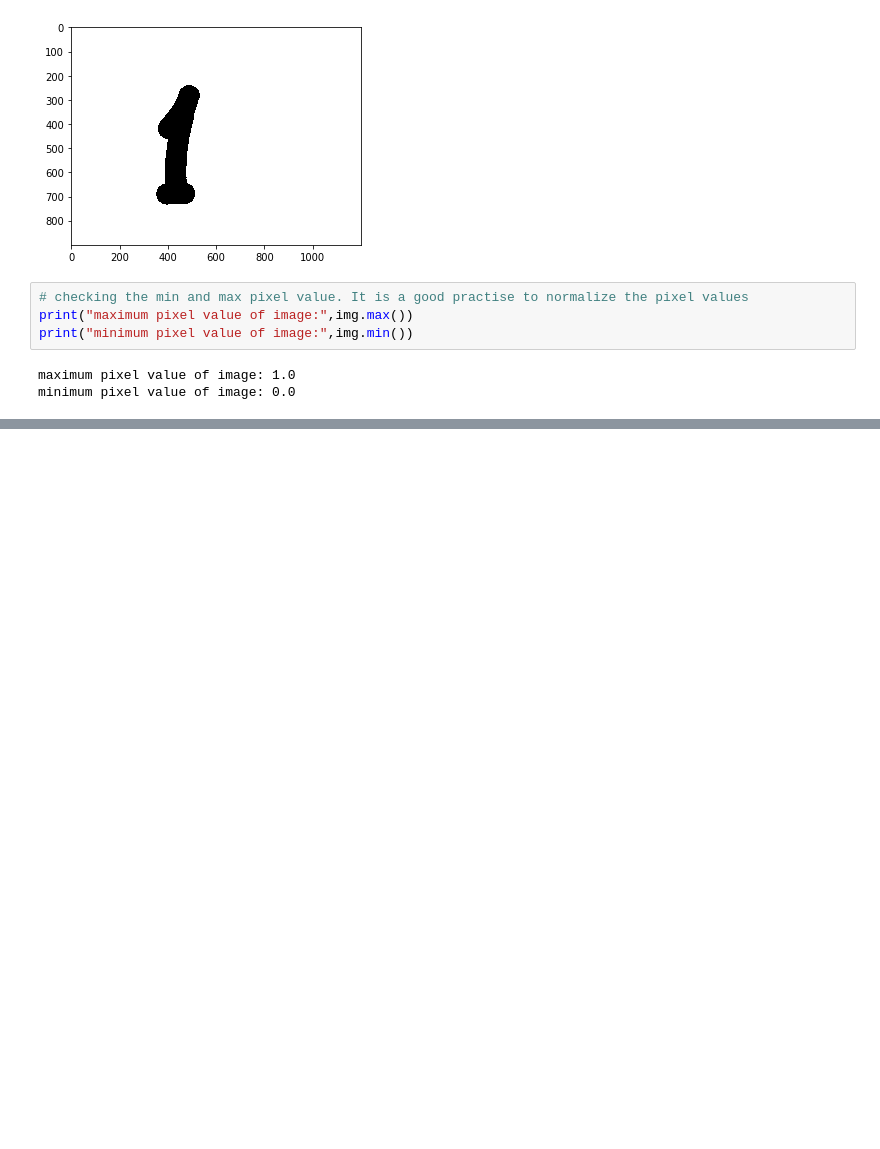
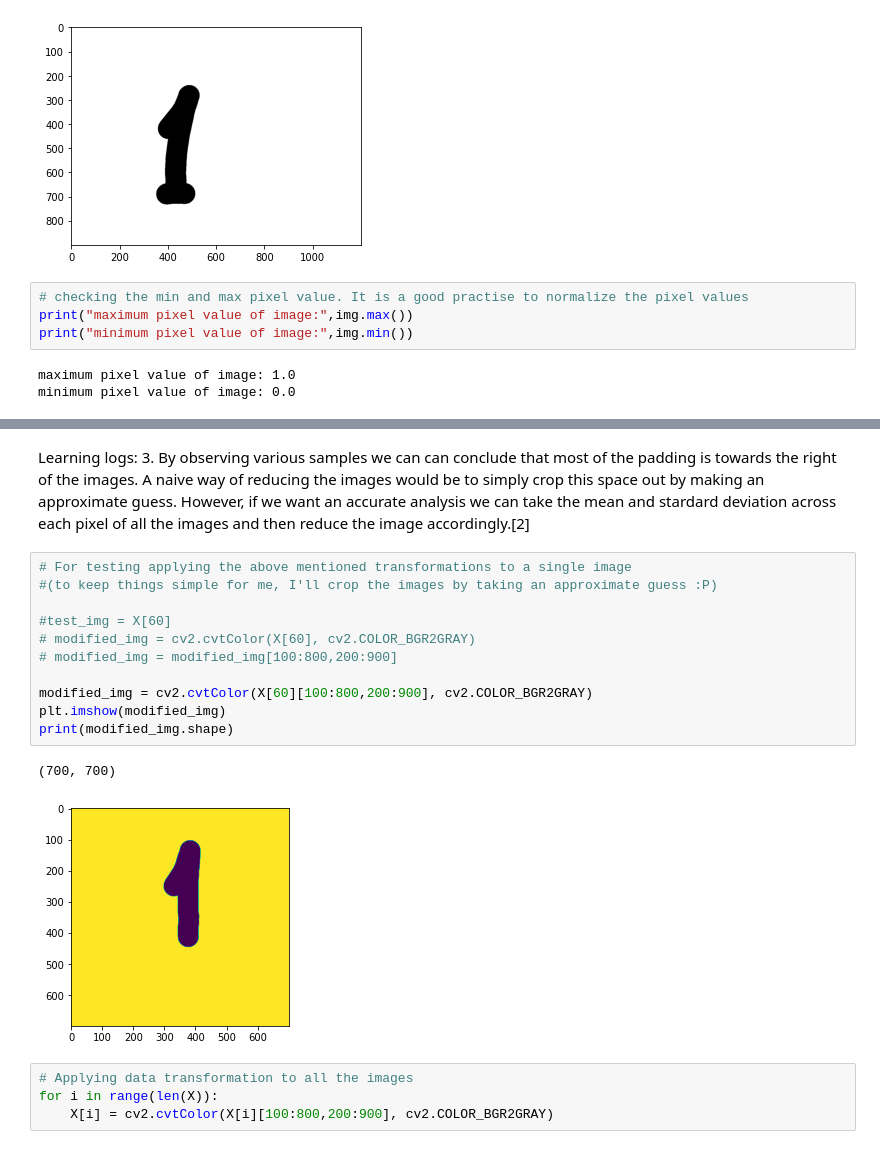
Before and after one commit to manohar2000/MIDAS_Challenge, a Jupyter notebook: Part_1.ipynb, the cells around one changed output, grey strips where cells are left out. Cells and saved outputs as stored; diff of their text form; blank space fills up the shorter version.

```diff
--- a/Part_1.ipynb
+++ b/Part_1.ipynb
@@ -216,0 +288,21 @@ for i in os.listdir(root_dir)[49:]: #accessing folder after Sample048 i.e folder
+# %% [markdown]
+Learning logs:
+3. By observing various samples we can can conclude that most of the padding is towards the right of the images. A naive way of reducing the images would be to simply crop this space out by making an approximate guess. However, if we want an accurate analysis we can take the mean and stardard deviation across each pixel of all the images and then reduce the image accordingly.[2]
+# %%
+# For testing applying the above mentioned transformations to a single image
+#(to keep things simple for me, I'll crop the images by taking an approximate guess :P)
+
+#test_img = X[60]
+# modified_img = cv2.cvtColor(X[60], cv2.COLOR_BGR2GRAY)
+# modified_img = modified_img[100:800,200:900]
+
+modified_img = cv2.cvtColor(X[60][100:800,200:900], cv2.COLOR_BGR2GRAY)
+plt.imshow(modified_img)
+print(modified_img.shape)
+# %% [output]
+(700, 700)
+[figure, added]
+# %%
+# Applying data transformation to all the images
+for i in range(len(X)):
+    X[i] = cv2.cvtColor(X[i][100:800,200:900], cv2.COLOR_BGR2GRAY)
```
Also changed, not shown: parts of 25 cells of this notebook.
